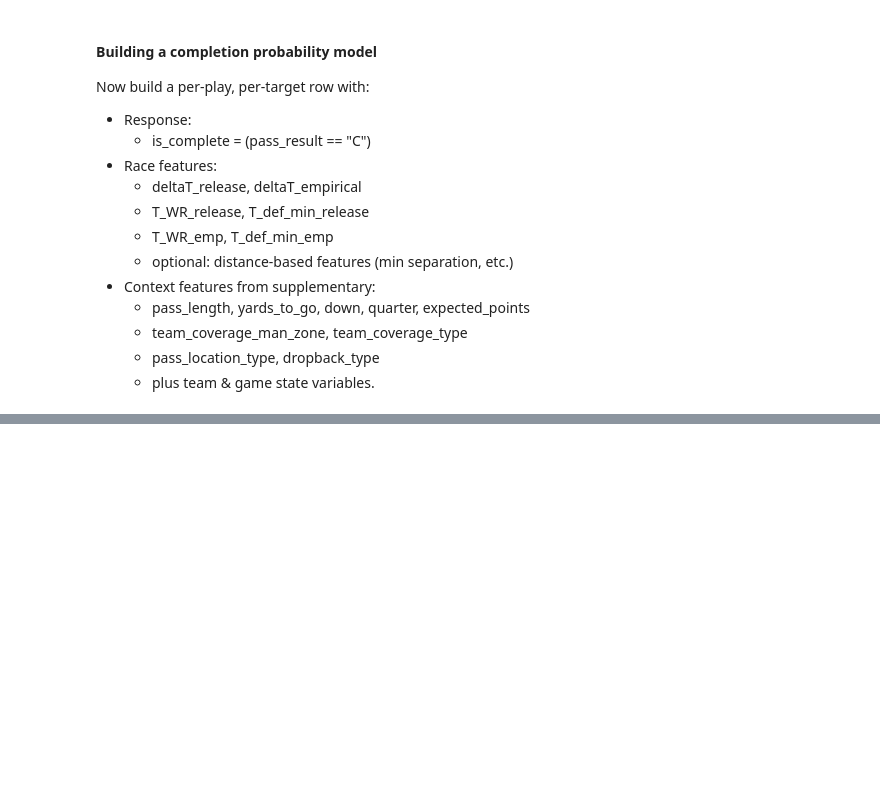
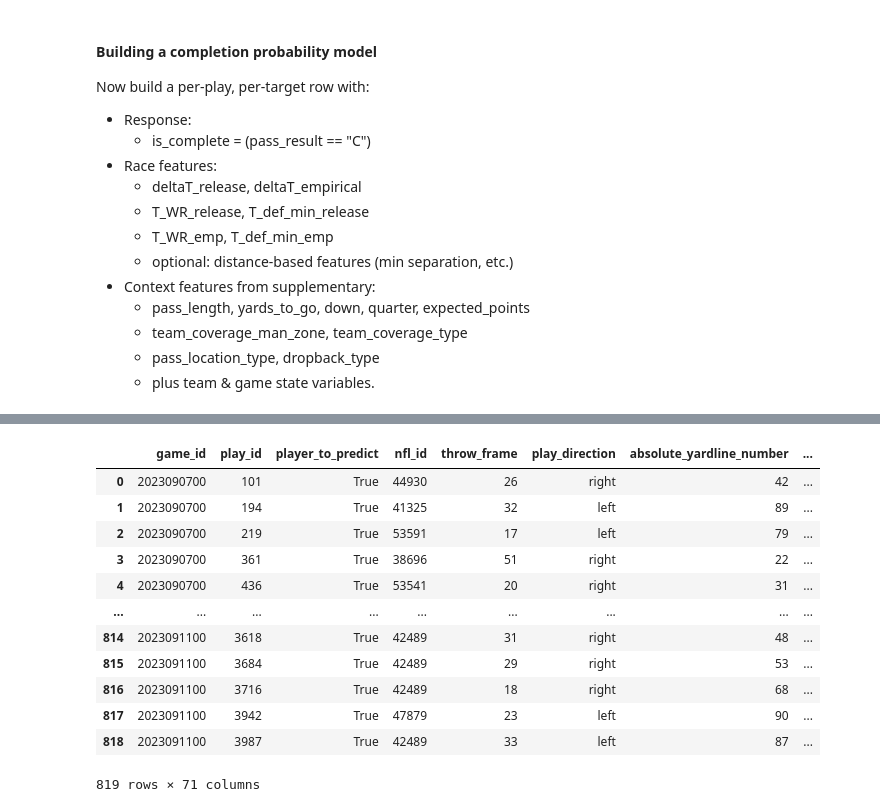
Before and after one commit to JZembower/NFL-Big-Data-Bowl-2026-Analytics-Challenge, a Jupyter notebook: Modeling/Race_To_Throw.ipynb, the cells around one changed output, grey strips where cells are left out. Cells and saved outputs as stored; diff of their text form; code cells hidden in the pictures; blank space fills up the shorter version.

```diff
--- a/Modeling/Race_To_Throw.ipynb
+++ b/Modeling/Race_To_Throw.ipynb
@@ -256,0 +314,44 @@ LogisticRegression does not accept missing values encoded as NaN natively. For s
+# %%
+feature_cols_num = [
+    "deltaT_release",           # always available
+    "deltaT_empirical_filled",  # fill NaN with 0
+    "deltaD_min",               # always available
+    "min_dist_WR",              # always available
+    "min_dist_def",             # always available
+    "T_WR_release",
+    "T_def_min_release",
+    "pass_length",
+    "yards_to_go",
+    "expected_points"
+]
+
+# Add missingness indicator
+model_df["has_empirical_deltaT"] = model_df["deltaT_empirical"].notna().astype(int)
+model_df["deltaT_empirical_filled"] = model_df["deltaT_empirical"].fillna(0.0)
+
+feature_cols_num.append("has_empirical_deltaT")
+# %%
+# Keep only plays where targeted WR appears in output
+valid_plays = wr_ids.merge(
+    outputs[["game_id", "play_id", "nfl_id"]].drop_duplicates(),
+    on=["game_id", "play_id", "nfl_id"],
+    how="inner"
+)[["game_id", "play_id"]]
+
+model_df = model_df.merge(valid_plays, on=["game_id", "play_id"], how="inner")
+
+model_df
+# %% [output]
+|  | game_id | play_id | player_to_predict | nfl_id | throw_frame | play_direction | absolute_yardline_number | ... |
+| 0 | 2023090700 | 101 | True | 44930 | 26 | right | 42 | ... |
+| 1 | 2023090700 | 194 | True | 41325 | 32 | left | 89 | ... |
+| 2 | 2023090700 | 219 | True | 53591 | 17 | left | 79 | ... |
+| 3 | 2023090700 | 361 | True | 38696 | 51 | right | 22 | ... |
+| 4 | 2023090700 | 436 | True | 53541 | 20 | right | 31 | ... |
+| ... | ... | ... | ... | ... | ... | ... | ... | ... |
+| 814 | 2023091100 | 3618 | True | 42489 | 31 | right | 48 | ... |
+| 815 | 2023091100 | 3684 | True | 42489 | 29 | right | 53 | ... |
+| 816 | 2023091100 | 3716 | True | 42489 | 18 | right | 68 | ... |
+| 817 | 2023091100 | 3942 | True | 47879 | 23 | left | 90 | ... |
+| 818 | 2023091100 | 3987 | True | 42489 | 33 | left | 87 | ... |
+819 rows × 71 columns
```
Also changed, not shown: parts of 8 cells of this notebook.
